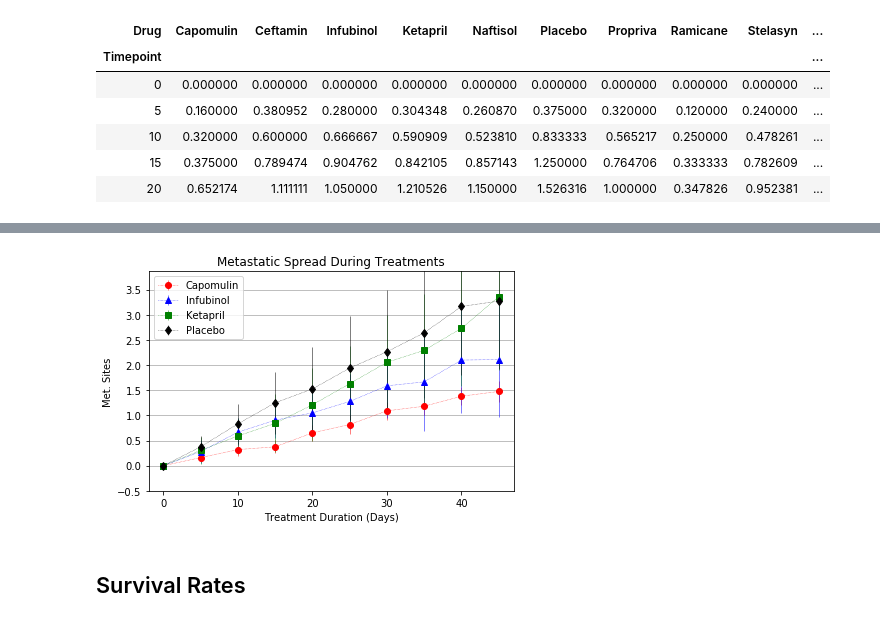
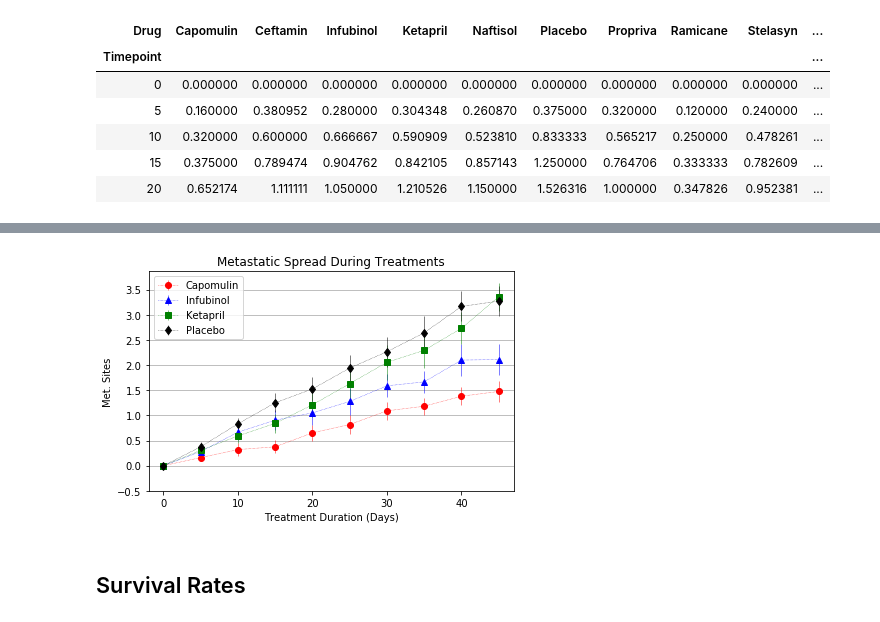
Before and after one commit to nadireag/matplotlib-challenge, a Jupyter notebook: Pymaceuticals/pymaceuticals.ipynb, the cells around one changed output, grey strips where cells are left out. Drawn from its saved outputs; the diff is of its cells as text; code cells hidden in the pictures.

```diff
--- a/Pymaceuticals/pymaceuticals.ipynb
+++ b/Pymaceuticals/pymaceuticals.ipynb
@@ -195,10 +195,10 @@ metastatic_error = metastatic_error.reset_index()
 # %%
 # Select error values for desired drugs
 
-metastatic_error1= metastatic_error.loc[(metastatic_error["Drug"] == "Capomulin"), "Metastatic Sites"]
-metastatic_error2= metastatic_error.loc[(metastatic_error["Drug"] == "Infubinol"), "Metastatic Sites"]
-metastatic_error3= metastatic_error.loc[(metastatic_error["Drug"] == "Ketapril"), "Metastatic Sites"]
-metastatic_error4= metastatic_error.loc[(metastatic_error["Drug"] == "Placebo"), "Metastatic Sites"]
+error1= metastatic_error.loc[(metastatic_error["Drug"] == "Capomulin"), "Metastatic Sites"]
+error2= metastatic_error.loc[(metastatic_error["Drug"] == "Infubinol"), "Metastatic Sites"]
+error3= metastatic_error.loc[(metastatic_error["Drug"] == "Ketapril"), "Metastatic Sites"]
+error4= metastatic_error.loc[(metastatic_error["Drug"] == "Placebo"), "Metastatic Sites"]
 
 metastatic_error
 # %% [output]
@@ -243,34 +243,34 @@ metastatic_sites.head()
 # %%
  #Generate the Plot (with Error Bars)
 # Create scatter plot for Capomulin values
-plt.errorbar(metastatic_sites["Timepoint"],metastatic_sites["Capomulin"], yerr=metastatic_error1,color = "red", fmt="o", linestyle=":", label="Capomulin", lw=0.5)
+plt.errorbar(metastatic_sites["Timepoint"],metastatic_sites["Capomulin"], yerr=error1,color = "red", fmt="o", linestyle=":", label="Capomulin", lw=0.5)
 
 # Create a scatter plot for Infubinol values
-plt.errorbar(metastatic_sites["Timepoint"],metastatic_sites["Infubinol"], yerr=errors2, color="blue", fmt="^", linestyle=":", label="Infubinol", lw=0.5)
+plt.errorbar(metastatic_sites["Timepoint"],metastatic_sites["Infubinol"], yerr=error2, color="blue", fmt="^", linestyle=":", label="Infubinol", lw=0.5)
 
 # Create a scatter plot for Ketapril values
-plt.errorbar(metastatic_sites["Timepoint"],metastatic_sites["Ketapril"], yerr=errors3, fmt="s",color = "green", linestyle=":", label="Ketapril", lw=0.5)
+plt.errorbar(metastatic_sites["Timepoint"],metastatic_sites["Ketapril"], yerr=error3, fmt="s",color = "green", linestyle=":", label="Ketapril", lw=0.5)
 
 # Create a scatter plot for Placebo values
-plt.errorbar(metastatic_sites["Timepoint"],metastatic_sites["Placebo"], yerr=errors4, color = "black", fmt="d", linestyle=":", label="Placebo", lw=0.5)
+plt.errorbar(metastatic_sites["Timepoint"],metastatic_sites["Placebo"], yerr=error4, color = "black", fmt="d", linestyle=":", label="Placebo", lw=0.5)
 
 # Format the plot add labels and limits
 plt.grid(axis="y")
 plt.ylim(-0.5, max(metastatic_mean["Metastatic Sites"]) + 0.5)
 plt.xlim(-2, max(metastatic_sites["Timepoint"]) +2)
 plt.xlabel("Treatment Duration (Days)")
 plt.ylabel("Met. Sites")
 plt.title("Metastatic Spread During Treatments")
 plt.legend(loc="upper left", fancybox=True)
 
 # Save the Figure
 plt.tight_layout()
 plt.savefig("../Images/spread.png")
 
 # Show the Figure
 plt.show()
 # %% [output]
-[figure, old version]
+[figure, new version]
 # %% [markdown]
 ## Survival Rates
 # %%
```
Also changed, not shown: 1 other file.
